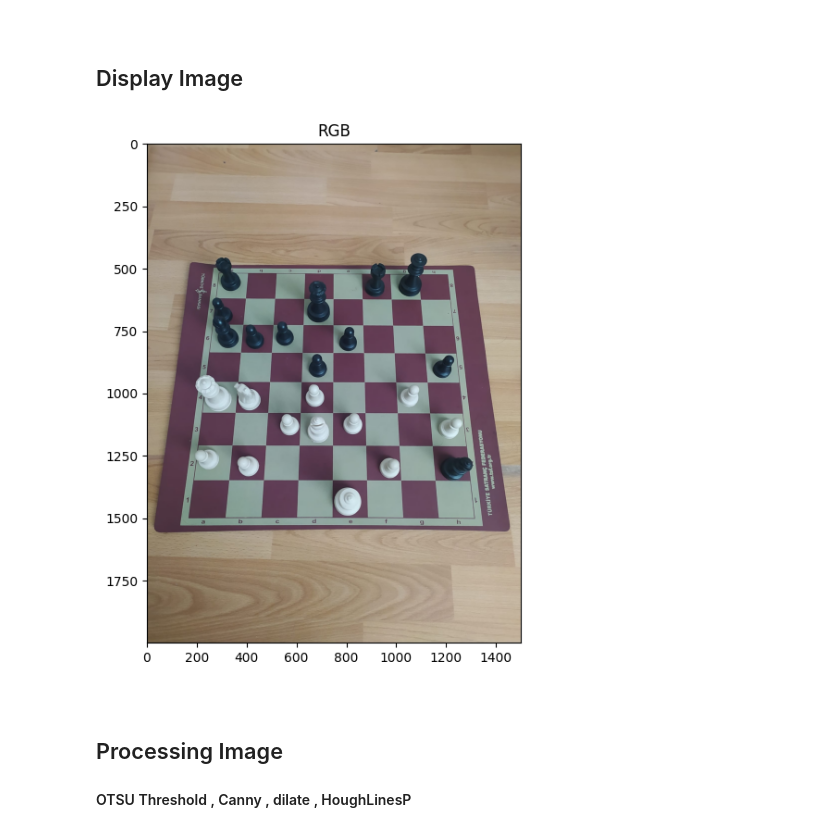
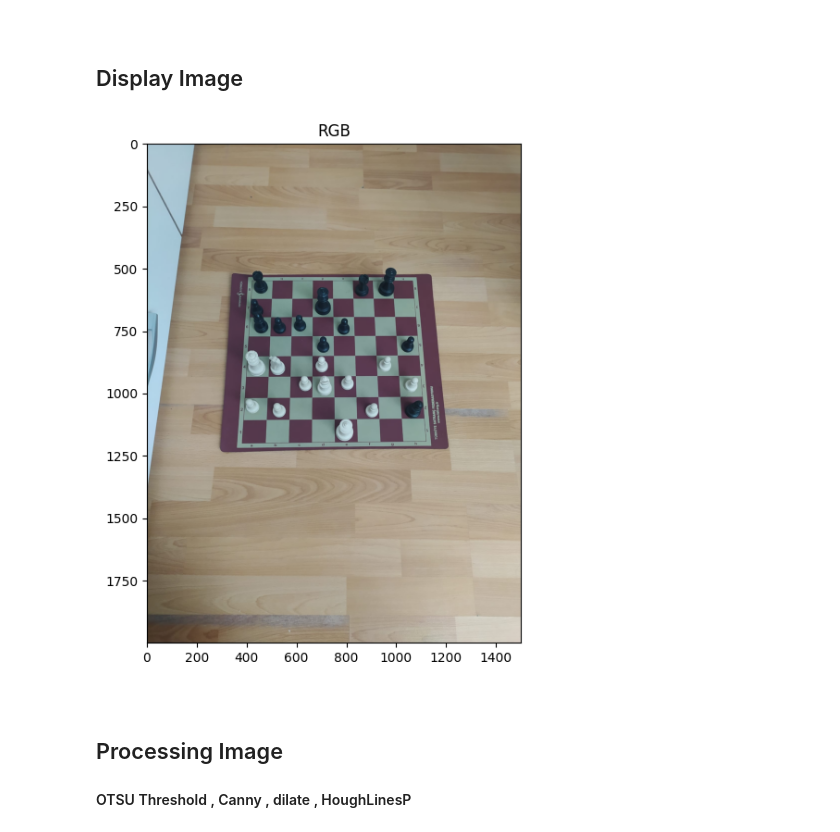
Before and after one commit to Laterunner/Dynamic-Chess-Board-Piece-Extraction, a Jupyter notebook: step-by-step.ipynb, the cells around one changed output. Drawn from its saved outputs; the diff is of its cells as text; code cells hidden in the pictures.

```diff
--- a/step-by-step.ipynb
+++ b/step-by-step.ipynb
@@ -59,18 +41,19 @@ Successfully installed colab-xterm-0.2.0
 ## Display Image
 # %%
 # Path of Image that you want to convert
-image_path = "/test-10.jpeg"
+# image_path = "/test-10.jpeg"
+image_path = '/Dynamic-Chess-Board-Piece-Extraction/test-images/test-12.jpeg'
 
 # read image and convert it to different color spaces
 image = cv2.imread(image_path)
 gray_image=cv2.cvtColor(image,cv2.COLOR_BGR2GRAY)
 rgb_image=cv2.cvtColor(image,cv2.COLOR_BGR2RGB)
 
 plt.figure(figsize=(9,7))
 plt.imshow(rgb_image)
 plt.title("RGB");
 # %% [output]
-[figure, old version]
+[figure, new version]
 # %% [markdown]
 <br>
 
```
Also changed, not shown: parts of 8 cells of this notebook.
